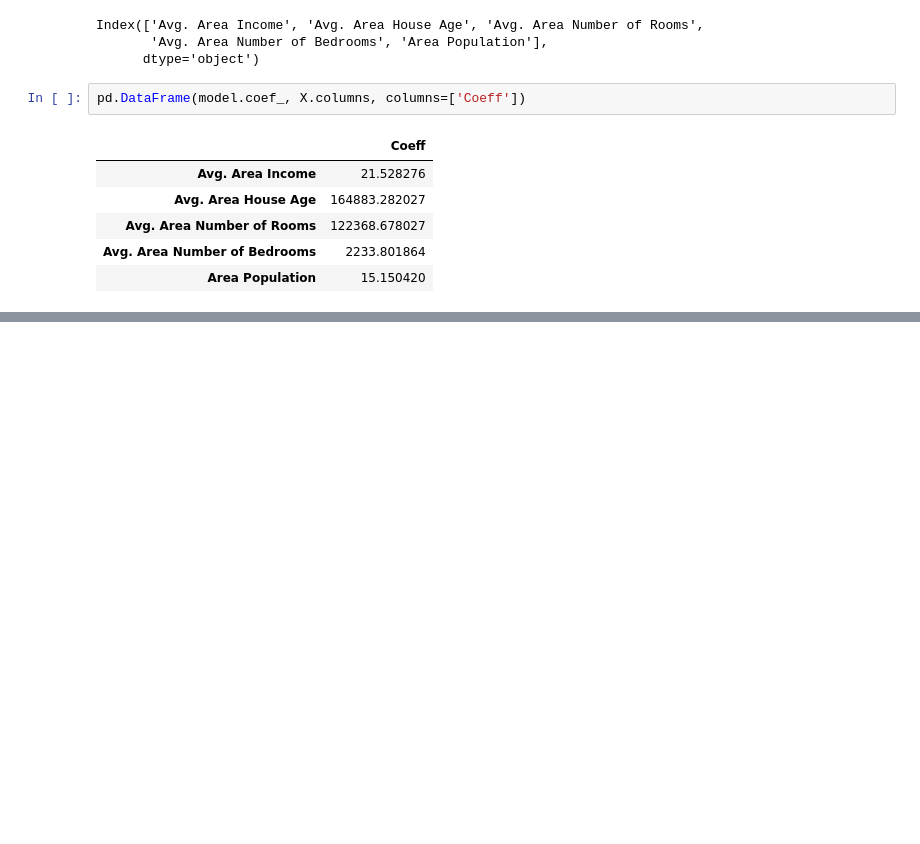
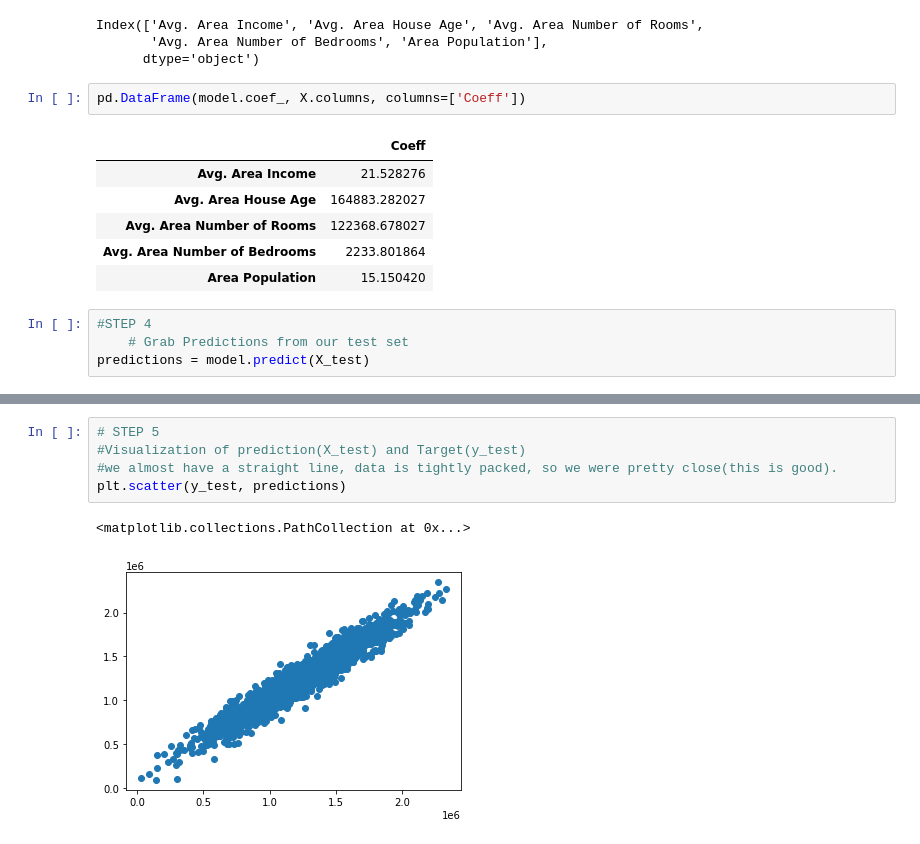
Before and after one commit to ifejibola/Data-Science, a Jupyter notebook: Machine Learning /#1Linear Regression.ipynb, the cells around one changed output, grey strips where cells are left out. Drawn from its saved outputs; the diff is of its cells as text; blank space fills up the shorter version.

```diff
--- a/Machine Learning /#1Linear Regression.ipynb
+++ b/Machine Learning /#1Linear Regression.ipynb
@@ -138,3 +138,7 @@ pd.DataFrame(model.coef_, X.columns, columns=['Coeff'])
 | Avg. Area Number of Rooms | 122368.678027 |
 | Avg. Area Number of Bedrooms | 2233.801864 |
 | Area Population | 15.150420 |
+# %%
+#STEP 4
+    # Grab Predictions from our test set
+predictions = model.predict(X_test)
@@ -140,0 +166,8 @@ pd.DataFrame(model.coef_, X.columns, columns=['Coeff'])
+# %%
+# STEP 5
+#Visualization of prediction(X_test) and Target(y_test)
+#we almost have a straight line, data is tightly packed, so we were pretty close(this is good).
+plt.scatter(y_test, predictions)
+# %% [output]
+<matplotlib.collections.PathCollection at 0x...>
+[figure, added]
```
Also changed, not shown: parts of 7 cells of this notebook, 3 other files.
